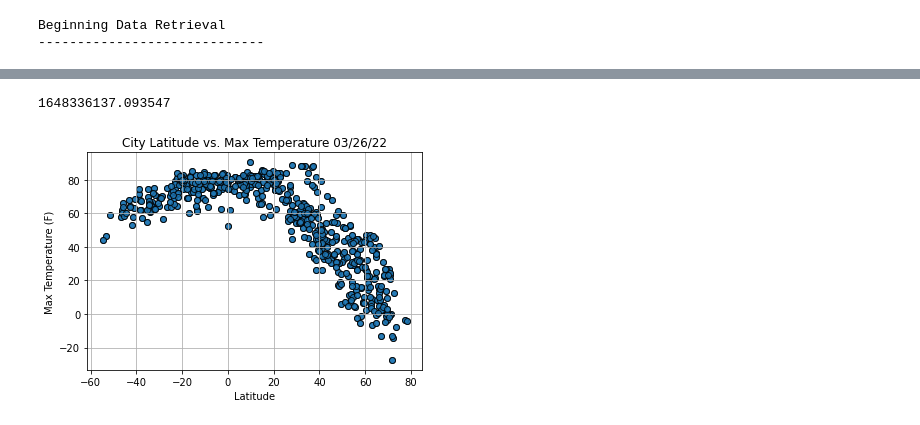
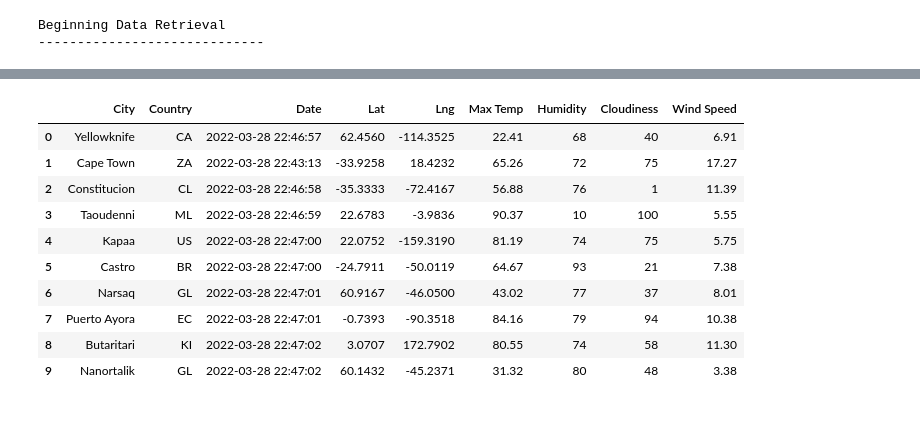
Before and after one commit to Mollyraeprice/World_Weather_Analysis, a Jupyter notebook: WeatherPy.ipynb, the cells around one changed output, grey strips where cells are left out. Cells and saved outputs as stored; diff of their text form; code cells hidden in the pictures.

```diff
--- a/WeatherPy.ipynb
+++ b/WeatherPy.ipynb
@@ -323,0 +324,19 @@ city_data_df.head(10)
+# %%
+# Reorder columns
+new_column_order = ["City", "Country", "Date", "Lat", "Lng", "Max Temp", "Humidity", "Cloudiness", "Wind Speed"]
+
+city_data_df = city_data_df[new_column_order]
+
+city_data_df.head(10)
+# %% [output]
+|  | City | Country | Date | Lat | Lng | Max Temp | Humidity | Cloudiness | Wind Speed |
+| 0 | Yellowknife | CA | 2022-03-28 22:46:57 | 62.4560 | -114.3525 | 22.41 | 68 | 40 | 6.91 |
+| 1 | Cape Town | ZA | 2022-03-28 22:43:13 | -33.9258 | 18.4232 | 65.26 | 72 | 75 | 17.27 |
+| 2 | Constitucion | CL | 2022-03-28 22:46:58 | -35.3333 | -72.4167 | 56.88 | 76 | 1 | 11.39 |
+| 3 | Taoudenni | ML | 2022-03-28 22:46:59 | 22.6783 | -3.9836 | 90.37 | 10 | 100 | 5.55 |
+| 4 | Kapaa | US | 2022-03-28 22:47:00 | 22.0752 | -159.3190 | 81.19 | 74 | 75 | 5.75 |
+| 5 | Castro | BR | 2022-03-28 22:47:00 | -24.7911 | -50.0119 | 64.67 | 93 | 21 | 7.38 |
+| 6 | Narsaq | GL | 2022-03-28 22:47:01 | 60.9167 | -46.0500 | 43.02 | 77 | 37 | 8.01 |
+| 7 | Puerto Ayora | EC | 2022-03-28 22:47:01 | -0.7393 | -90.3518 | 84.16 | 79 | 94 | 10.38 |
+| 8 | Butaritari | KI | 2022-03-28 22:47:02 | 3.0707 | 172.7902 | 80.55 | 74 | 58 | 11.30 |
+| 9 | Nanortalik | GL | 2022-03-28 22:47:02 | 60.1432 | -45.2371 | 31.32 | 80 | 48 | 3.38 |
@@ -328,26 +352,3 @@ max_temps = city_data_df["Max Temp"]
 humidity = city_data_df["Humidity"]
 cloudiness = city_data_df["Cloudiness"]
 wind_speed = city_data_df["Wind Speed"]
-# %%
-# Import the time module.
-import time
-# Get today's date in seconds.
-today = time.time()
-today
-# %% [output]
-1648336137.093547
-# %%
-# Build the scatter plot for latitude vs. max temperature.
-plt.scatter(lats,
-            max_temps,
-            edgecolor="black", linewidths=1, marker="o",
-            alpha=0.8, label="Cities")
-
-# Incorporate the other graph properties.
-plt.title(f"City Latitude vs. Max Temperature "+ time.strftime("%x"))
-plt.ylabel("Max Temperature (F)")
-plt.xlabel("Latitude")
-plt.grid(True)
-plt.show()
-# %% [output]
-[figure, removed]
```
Also changed, not shown: parts of 55 cells of this notebook, 5 other files.
